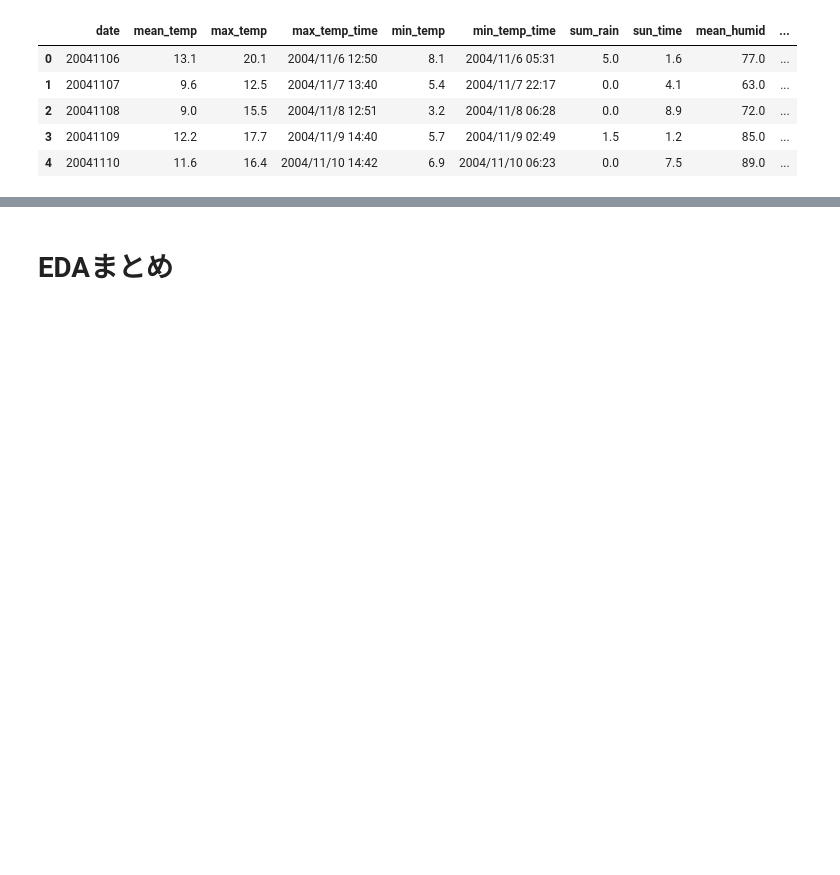
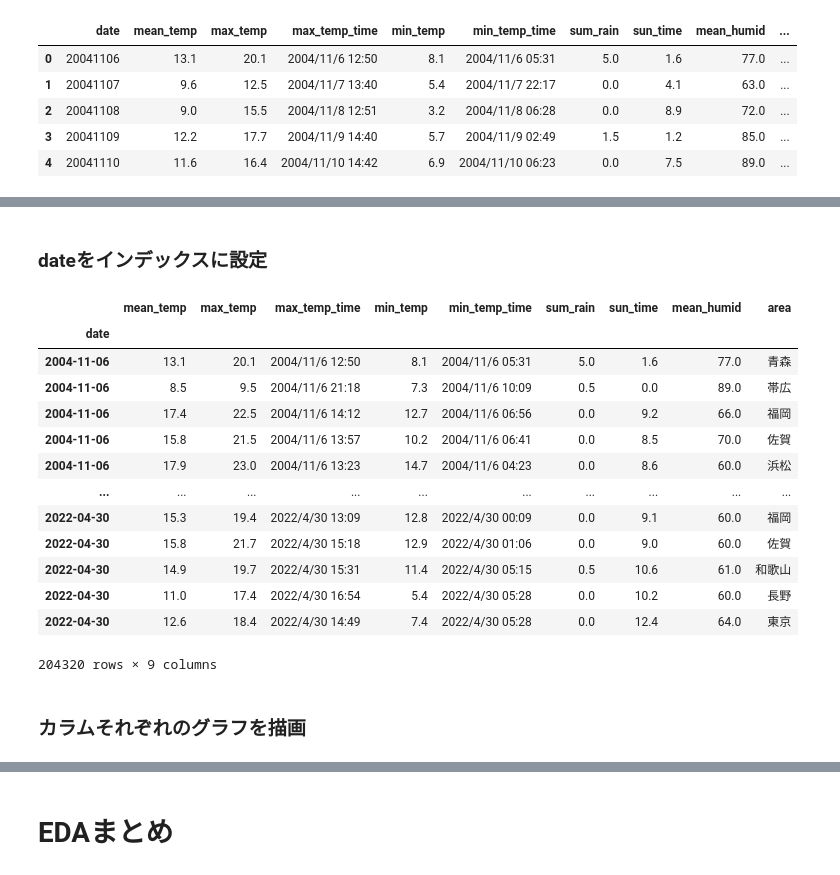
Before and after one commit to 09de156p/fresh-vegetable-price-forecasts-nishika, a Jupyter notebook: fresh_vegetable_price_forecasts.ipynb, the cells around one changed output, grey strips where cells are left out. Saved outputs shown, nothing was run; the diff lists cells and outputs as text; code cells hidden in the pictures; blank space fills up the shorter version.

```diff
--- a/fresh_vegetable_price_forecasts.ipynb
+++ b/fresh_vegetable_price_forecasts.ipynb
@@ -383,3 +384,5 @@ weather.describe(include='all')
 | 50% | NaN | 15.900000 | 20.600000 | NaN | 11.700000 | NaN | 0.000000 | 5.600000 | 70.000000 | ... |
 | 75% | NaN | 22.700000 | 27.200000 | NaN | 19.400000 | NaN | 2.000000 | 9.000000 | 79.000000 | ... |
 | max | NaN | 33.900000 | 41.100000 | NaN | 30.500000 | NaN | 429.500000 | 14.600000 | 100.000000 | ... |
+# %% [markdown]
+### dateをインデックスに設定
@@ -385,0 +392,19 @@ weather.describe(include='all')
+# %%
+weather
+# %% [output]
+|  | mean_temp | max_temp | max_temp_time | min_temp | min_temp_time | sum_rain | sun_time | mean_humid | area |
+| date |  |  |  |  |  |  |  |  |  |
+| 2004-11-06 | 13.1 | 20.1 | 2004/11/6 12:50 | 8.1 | 2004/11/6 05:31 | 5.0 | 1.6 | 77.0 | 青森 |
+| 2004-11-06 | 8.5 | 9.5 | 2004/11/6 21:18 | 7.3 | 2004/11/6 10:09 | 0.5 | 0.0 | 89.0 | 帯広 |
+| 2004-11-06 | 17.4 | 22.5 | 2004/11/6 14:12 | 12.7 | 2004/11/6 06:56 | 0.0 | 9.2 | 66.0 | 福岡 |
+| 2004-11-06 | 15.8 | 21.5 | 2004/11/6 13:57 | 10.2 | 2004/11/6 06:41 | 0.0 | 8.5 | 70.0 | 佐賀 |
+| 2004-11-06 | 17.9 | 23.0 | 2004/11/6 13:23 | 14.7 | 2004/11/6 04:23 | 0.0 | 8.6 | 60.0 | 浜松 |
+| ... | ... | ... | ... | ... | ... | ... | ... | ... | ... |
+| 2022-04-30 | 15.3 | 19.4 | 2022/4/30 13:09 | 12.8 | 2022/4/30 00:09 | 0.0 | 9.1 | 60.0 | 福岡 |
+| 2022-04-30 | 15.8 | 21.7 | 2022/4/30 15:18 | 12.9 | 2022/4/30 01:06 | 0.0 | 9.0 | 60.0 | 佐賀 |
+| 2022-04-30 | 14.9 | 19.7 | 2022/4/30 15:31 | 11.4 | 2022/4/30 05:15 | 0.5 | 10.6 | 61.0 | 和歌山 |
+| 2022-04-30 | 11.0 | 17.4 | 2022/4/30 16:54 | 5.4 | 2022/4/30 05:28 | 0.0 | 10.2 | 60.0 | 長野 |
+| 2022-04-30 | 12.6 | 18.4 | 2022/4/30 14:49 | 7.4 | 2022/4/30 05:28 | 0.0 | 12.4 | 64.0 | 東京 |
+204320 rows × 9 columns
+# %% [markdown]
+### カラムそれぞれのグラフを描画
```
Also changed, not shown: parts of 7 cells of this notebook.
